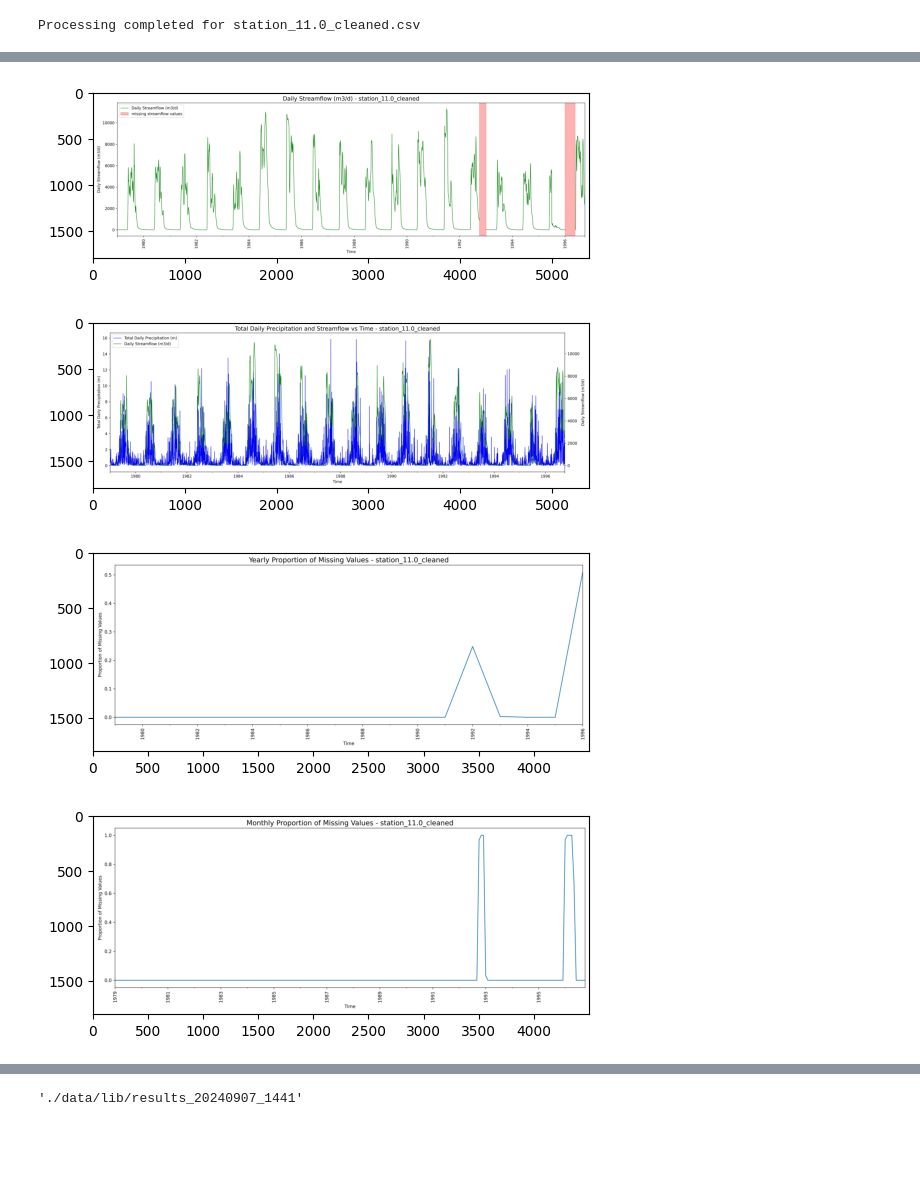
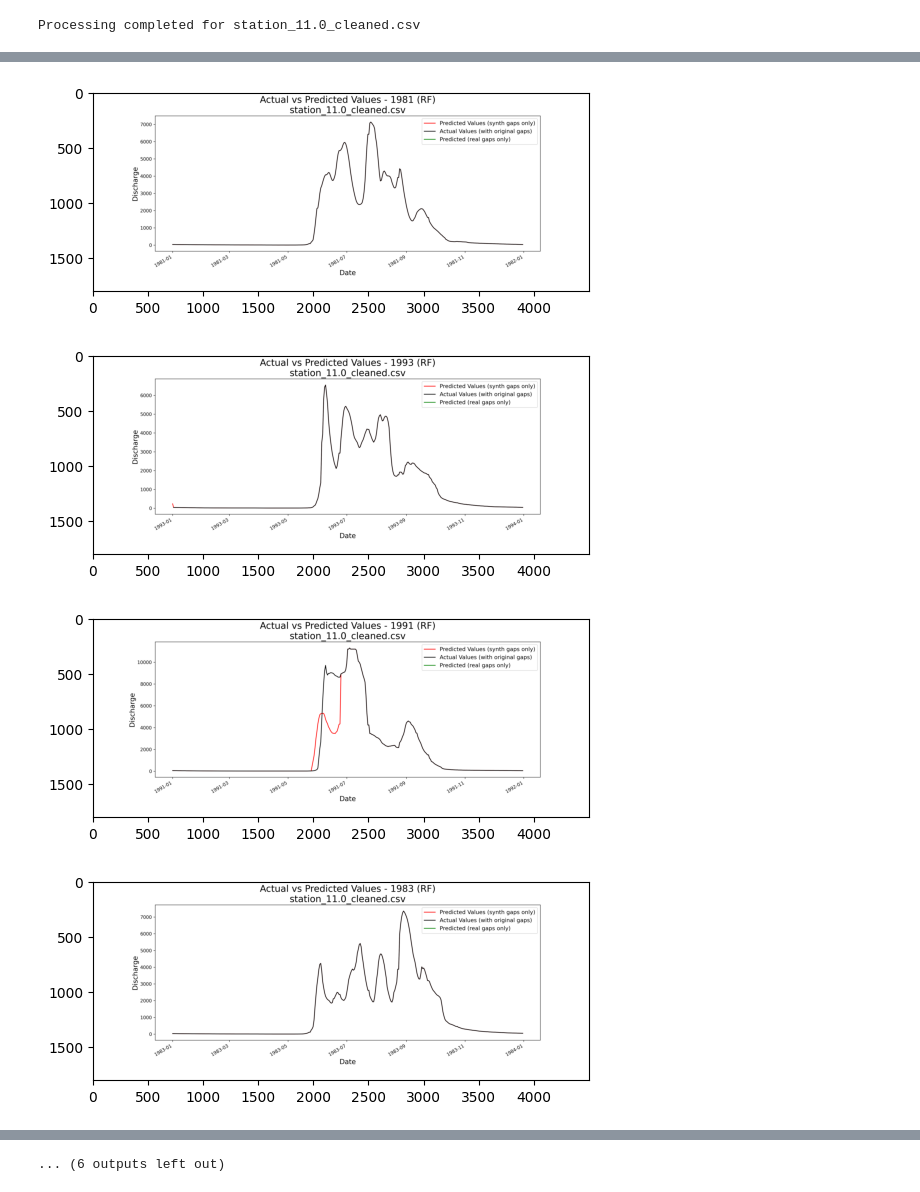
Before and after one commit to kperi/HydroGAP-AI, a Jupyter notebook: lib_demo.ipynb, the cells around one changed output, grey strips where cells are left out. Cells and saved outputs as stored; diff of their text form; code cells hidden in the pictures; blank space fills up the shorter version.

Commit message:
demo with all plots

```diff
--- a/lib_demo.ipynb
+++ b/lib_demo.ipynb
@@ -22,7 +26,8 @@ plot_start_date = None
 plot_end_date = None
 # Create a results directory with the current date and time
 current_datetime = datetime.now().strftime("%Y%m%d_%H%M")
-# input_folder = r'C:\temp22\HydroGAP-AI\run_gap_station_csv'
+
+
 results_folder = os.path.join(
     os.path.dirname(station_file), f"results_{current_datetime}"
 )
@@ -52,11 +57,35 @@ val_full.to_csv(
     output_csv_filename, index=True
 )  # Save the dataset with filled real gaps
 
+
+
+headers = ["input_file_path", "missing_rate","min_gap_length", "mean_gap_length", "median_gap_length", "max_gap_length",
+           "std_gap_length", "range_gap_length", "gap_density", "nr_gap_days", "nr_gaps", "min_value",
+           "mean_value", "median_value", "max_value", "std_value", "range_value", "skew_value",
+           "kurtosis_value", "Q_lags", "Q_lags_Coefficients", "P_lags", "P_lags_Coefficients",
+           "R2_score", "RMSE", "Mean Bias Error", "MAE", "Percentage Error (%)", "Nash-Sutcliffe",
+           "Index of Agreement", "Correlation Coefficient", "KGE Overall", "KGE Correlation", "KGE Bias",
+           "KGE Variability"
+]
+
+
+# Create CSV file at the start with headers
+output_file1 = os.path.join(results_folder, f'gaps_evaluation_metrics_{model_type}.csv')
+output_file1
 # Append the new metrics to the existing CSV file
-# with open(output_file1, mode='a', newline='') as file:
-#    writer = csv.DictWriter(file, fieldnames=headers)
-#    writer.writerow(metrics_gaps)
+with open(output_file1, mode='a', newline='') as file:
+    writer = csv.DictWriter(file, fieldnames=headers)
+    writer.writerow(metrics_gaps)
 
 print(f"Processing completed for {filename}")
 # %% [output]
 Processing completed for station_11.0_cleaned.csv
+# %%
+station_dir = os.path.splitext(os.path.basename(station_file))[0]
+station_dir = os.path.join(results_folder, station_dir)
+# %%
+files = glob.glob(os.path.join(results_folder, "*.png")) + glob.glob(os.path.join(results_folder, "*.jpg"))
+for file in files:
+    img = Image.open(file)
+    plt.imshow(img)
+    plt.show()
@@ -63,15 +100,12 @@ Processing completed for station_11.0_cleaned.csv
 # %%
-import glob
-import matplotlib.pyplot as plt
-from PIL import Image
-files = glob.glob('./data/lib/results_20240907_1441/*.jpg')
 
+files = glob.glob(os.path.join(station_dir, "*.png")) + glob.glob(os.path.join(station_dir, "*.jpg"))
 for file in files:
     img = Image.open(file)
     plt.imshow(img)
     plt.show()
 # %% [output]
-[figure, old version]
+[figure, new version]
-[figure, old version]
+[figure, new version]
-[figure, old version]
+[figure, new version]
-[figure, old version]
+[figure, new version]
@@ -80,4 +120 @@ for file in files:
+... (6 outputs left out)
-# %%
-results_folder
-# %% [output]
-'./data/lib/results_20240907_1441'
```
Also changed, not shown: parts of 3 cells of this notebook.
